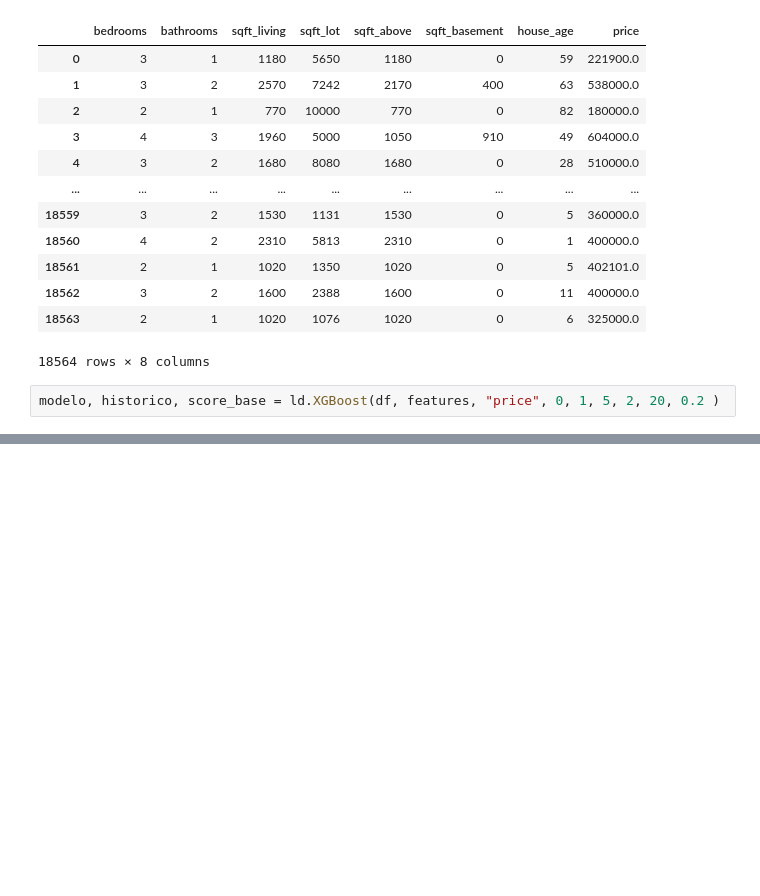
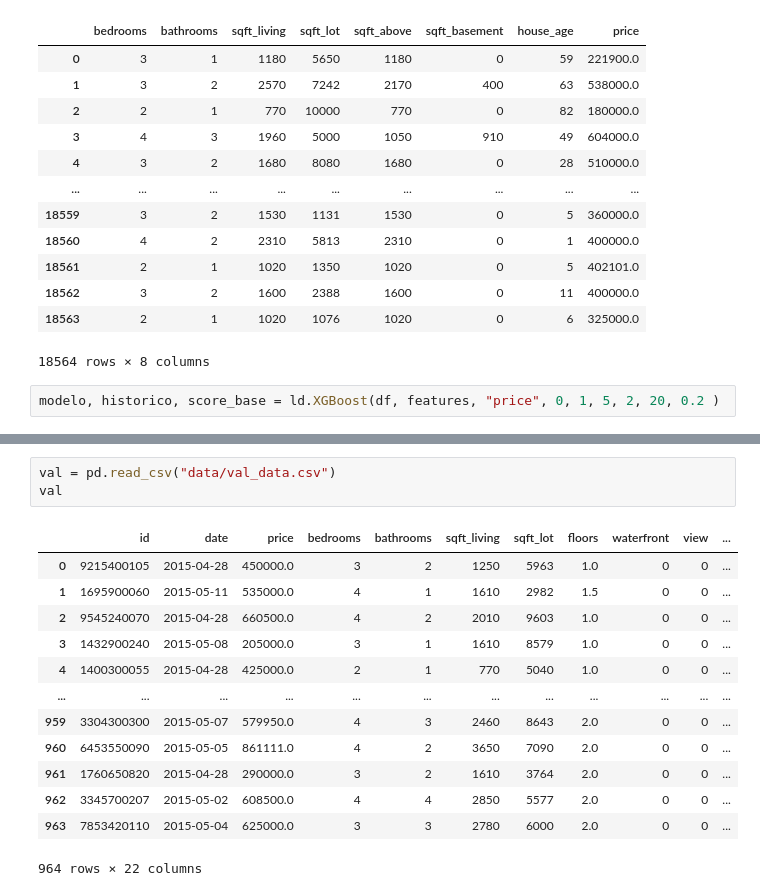
Before and after one commit to Schummy07/House_pricing, a Jupyter notebook: notebook_de_testes.ipynb, the cells around one changed output, grey strips where cells are left out. Cells and saved outputs as stored; diff of their text form; blank space fills up the shorter version.

```diff
--- a/notebook_de_testes.ipynb
+++ b/notebook_de_testes.ipynb
@@ -47,0 +86,17 @@ json.dump({"model": modelo, "pregressao": historico, "base_score": score_base},
+# %%
+val = pd.read_csv("data/val_data.csv")
+val
+# %% [output]
+|  | id | date | price | bedrooms | bathrooms | sqft_living | sqft_lot | floors | waterfront | view | ... |
+| 0 | 9215400105 | 2015-04-28 | 450000.0 | 3 | 2 | 1250 | 5963 | 1.0 | 0 | 0 | ... |
+| 1 | 1695900060 | 2015-05-11 | 535000.0 | 4 | 1 | 1610 | 2982 | 1.5 | 0 | 0 | ... |
+| 2 | 9545240070 | 2015-04-28 | 660500.0 | 4 | 2 | 2010 | 9603 | 1.0 | 0 | 0 | ... |
+| 3 | 1432900240 | 2015-05-08 | 205000.0 | 3 | 1 | 1610 | 8579 | 1.0 | 0 | 0 | ... |
+| 4 | 1400300055 | 2015-04-28 | 425000.0 | 2 | 1 | 770 | 5040 | 1.0 | 0 | 0 | ... |
+| ... | ... | ... | ... | ... | ... | ... | ... | ... | ... | ... | ... |
+| 959 | 3304300300 | 2015-05-07 | 579950.0 | 4 | 3 | 2460 | 8643 | 2.0 | 0 | 0 | ... |
+| 960 | 6453550090 | 2015-05-05 | 861111.0 | 4 | 2 | 3650 | 7090 | 2.0 | 0 | 0 | ... |
+| 961 | 1760650820 | 2015-04-28 | 290000.0 | 3 | 2 | 1610 | 3764 | 2.0 | 0 | 0 | ... |
+| 962 | 3345700207 | 2015-05-02 | 608500.0 | 4 | 4 | 2850 | 5577 | 2.0 | 0 | 0 | ... |
+| 963 | 7853420110 | 2015-05-04 | 625000.0 | 3 | 3 | 2780 | 6000 | 2.0 | 0 | 0 | ... |
+964 rows × 22 columns
```
Also changed, not shown: parts of 9 cells of this notebook, 2 other files.
